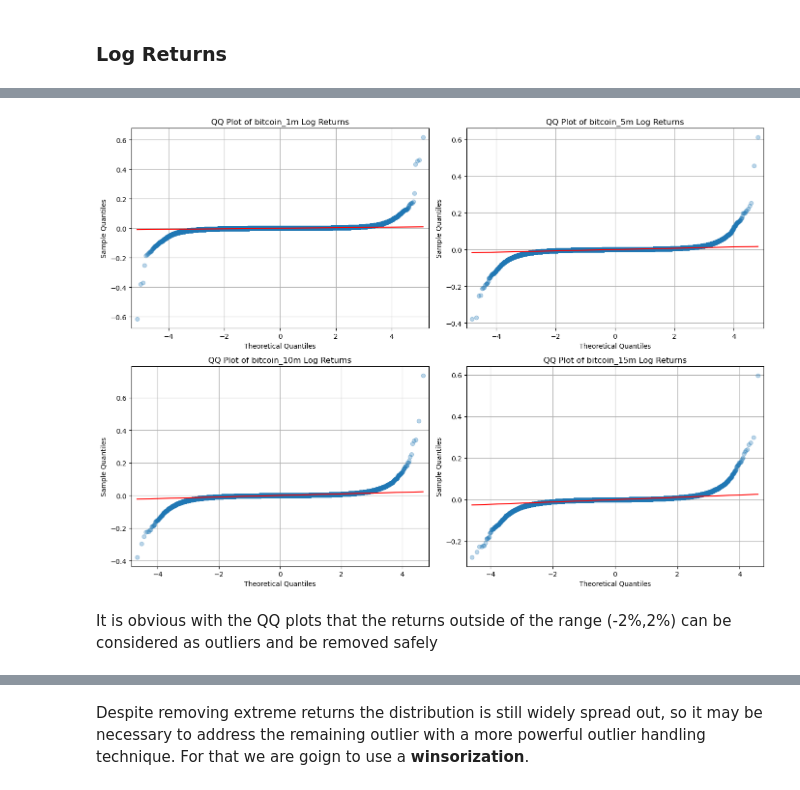
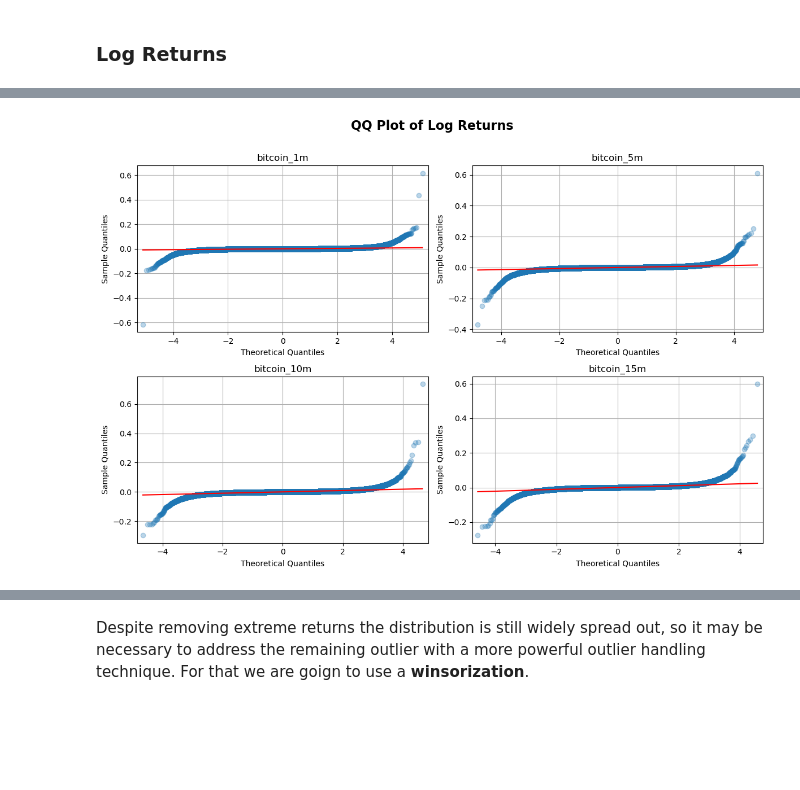
Before and after one commit to anthonymakarewicz/bitcoin-momentum-trading, a Jupyter notebook: main.ipynb, the cells around one changed output, grey strips where cells are left out. Saved outputs shown, nothing was run; the diff lists cells and outputs as text; code cells hidden in the pictures; blank space fills up the shorter version.

```diff
--- a/main.ipynb
+++ b/main.ipynb
@@ -192,19 +326,19 @@ Image("plots/candlesticks.png")
 # %% [markdown]
 ### **Resampling**
 # %%
-def resample_ohlcv(prices, interval):
+def resample_ohlcv(prices, freq):
     """
-    Resample OHLCV data to a specified interval.
+    Resample OHLCV data to a specified frequency.
 
     Args:
         prices (pl.DataFrame): The Polars DataFrame containing OHLCV data.
-        interval (str): The resampling interval (e.g., '5m', '10m', '15m').
+        freq (str): The resampling frequency (e.g., '5m', '10m', '15m').
 
     Returns:
         pl.DataFrame: Resampled OHLCV DataFrame.
     """
     return prices.group_by(
-        pl.col("Date").dt.truncate(interval)
+        pl.col("Date").dt.truncate(freq)
     ).agg([
         pl.col("Open").first().alias("Open"),
         pl.col("High").max().alias("High"),
@@ -213,11 +347,11 @@ def resample_ohlcv(prices, interval):
         pl.col("Volume").sum().alias("Volume")
     ]).sort("Date")
 
-intervals = ["5m", "10m", "15m"]
+freqs = ["5m", "10m", "15m"]
 resampled_bitcoin = {"bitcoin_1m": bitcoin_1min}
 
-for interval in intervals:
-    resampled_bitcoin[f"bitcoin_{interval}"] = resample_ohlcv(bitcoin_1min, interval)
+for freq in freqs:
+    resampled_bitcoin[f"bitcoin_{freq}"] = resample_ohlcv(bitcoin_1min, freq)
 # %%
 COLOR_MAP = {
     "bitcoin_1m": "blue",
@@ -283,19 +469,19 @@ def calculate_log_returns(prices, col_name="Close"):
     )
 
 # Compute log returns
-for interval, df in resampled_bitcoin.items():
-    resampled_bitcoin[interval] = calculate_log_returns(df)
+for freq, df in resampled_bitcoin.items():
+    resampled_bitcoin[freq] = calculate_log_returns(df)
 
 # Compute descriptive statistics of log returns
 desc_stats = []
 statistic_column = None
 
-for interval, df in resampled_bitcoin.items():
+for freq, df in resampled_bitcoin.items():
     desc = df.select("log_returns").describe()
 
     if statistic_column is None:
         statistic_column = desc.select("statistic")
-    desc = desc.select("log_returns").rename({"log_returns": f"{interval} Log Returns"})
+    desc = desc.select("log_returns").rename({"log_returns": f"{freq} Log Returns"})
     desc_stats.append(desc)
 
 combined_desc = pl.concat([statistic_column] + desc_stats, how="horizontal")
@@ -445,26 +638,27 @@ plot_log_return_histograms(resampled_bitcoin)
 # %%
-def plot_qq_plots_resampled(resampled_data):
+def plot_qq_plots_resampled(resampled_data, col_name):
     """
     Plot a 2x2 grid of QQ plots for log returns of different resampled DataFrames.
 
     Args:
         resampled_data (dict): Dictionary of Polars DataFrames with log returns.
     """
-    fig, axes = plt.subplots(2, 2, figsize=(14, 10))
+    fig, axes = plt.subplots(2, 2, figsize=(12, 8))
     axes = axes.flatten()
 
+    col_name_str = " ".join([name.capitalize() for name in col_name.split("_")])
+    plt.suptitle(f"QQ Plot of {col_name_str}", fontsize=16, fontweight="bold", y=1.01)
+
     for ax, (interval, df) in zip(axes, resampled_data.items()):
-        qqplot(df.select("log_returns").to_series(), line="s", ax=ax, alpha=0.3)
-        ax.set_title(f"QQ Plot of {interval} Log Returns")
+        qqplot(df.select(col_name).to_series(), line="s", ax=ax, alpha=0.3)
+        ax.set_title(f"{interval}")
         ax.set_xlabel("Theoretical Quantiles")
         ax.set_ylabel("Sample Quantiles")
         ax.grid(True)
 
     fig.tight_layout()
     plt.show()
 
-plot_qq_plots_resampled(resampled_bitcoin)
+plot_qq_plots_resampled(resampled_bitcoin, "log_returns")
 # %% [output]
-[figure, old version]
+[figure, new version]
-# %% [markdown]
-It is obvious with the QQ plots that the returns outside of the range (-2%,2%) can be considered as outliers and be removed safely
```
Also changed, not shown: parts of 47 cells of this notebook.
